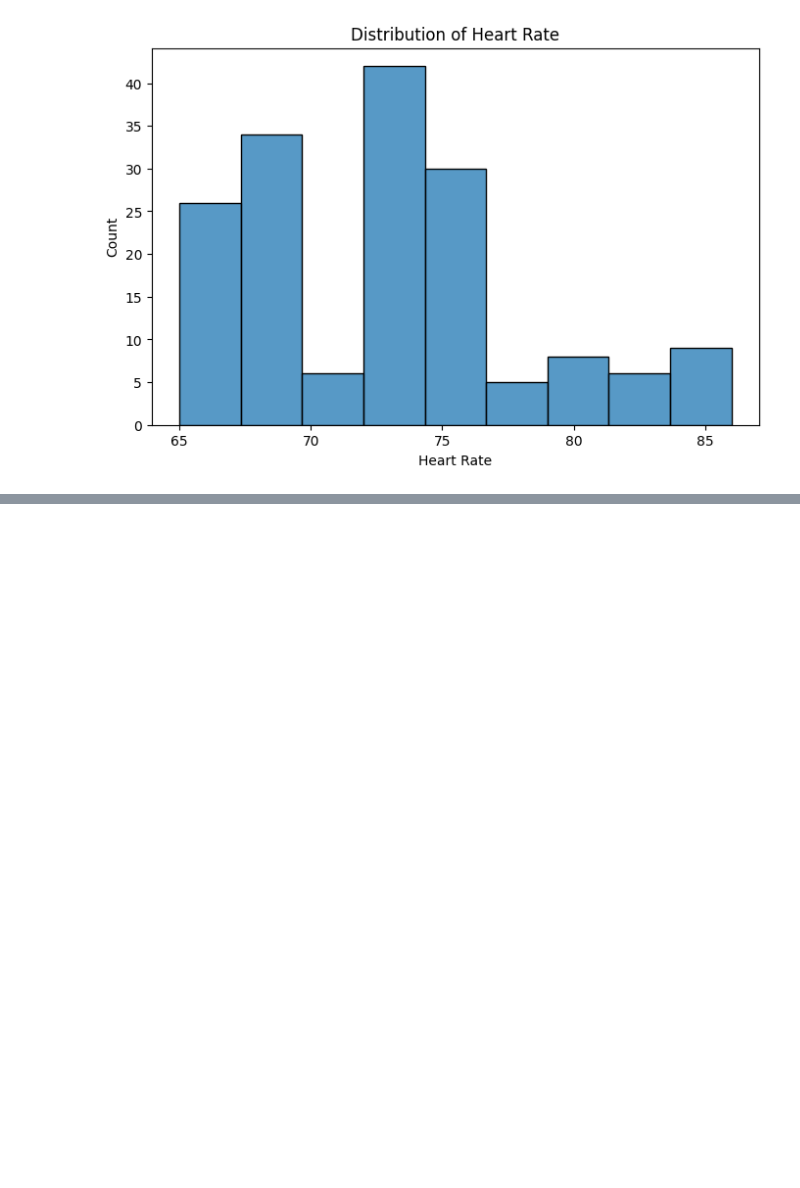
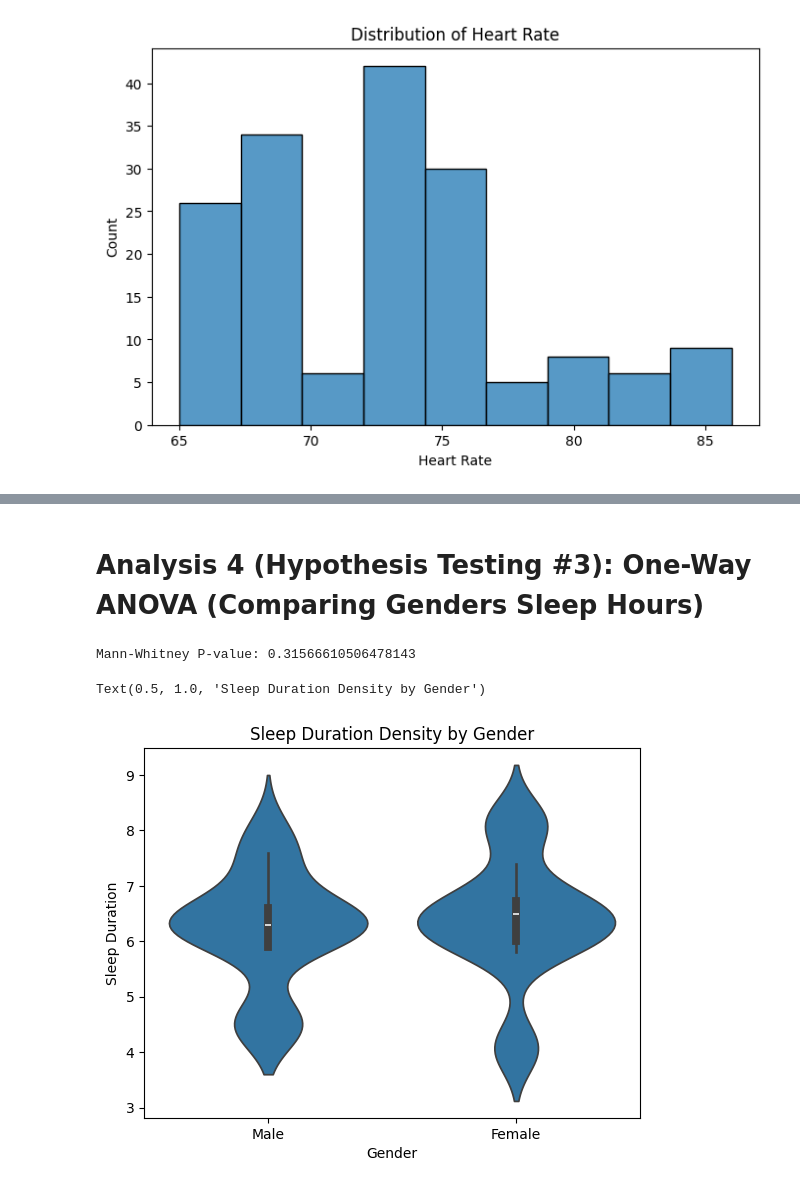
Before and after one commit to Kucheing/FirstOpeningZomato, a Jupyter notebook: ASGZD-1201/ProjectSleepDisorder.ipynb, the cells around one changed output, grey strips where cells are left out. Cells and saved outputs as stored; diff of their text form; code cells hidden in the pictures; blank space fills up the shorter version.

```diff
--- a/ASGZD-1201/ProjectSleepDisorder.ipynb
+++ b/ASGZD-1201/ProjectSleepDisorder.ipynb
@@ -730,0 +782,17 @@ Text(0.5, 1.0, 'Stress Level Distribution by Occupation')
+# %% [markdown]
+# **Analysis 4 (Hypothesis Testing #3): One-Way ANOVA (Comparing Genders Sleep Hours)**
+# %%
+male_sleep = df_cleaned[df_cleaned['Gender'] == 'Male']['Sleep Duration']
+female_sleep = df_cleaned[df_cleaned['Gender'] == 'Female']['Sleep Duration']
+
+# Run the non-parametric version
+u_stat, p_val = stats.mannwhitneyu(male_sleep, female_sleep)
+print(f'Mann-Whitney P-value: {p_val}')
+
+# Visualization 4: Violin Plot
+sns.violinplot(x='Gender', y='Sleep Duration', data=df_cleaned)
+plt.title("Sleep Duration Density by Gender")
+# %% [output]
+Mann-Whitney P-value: 0.31566610506478143
+Text(0.5, 1.0, 'Sleep Duration Density by Gender')
+[figure, added]
```
Also changed, not shown: parts of 12 cells of this notebook.
